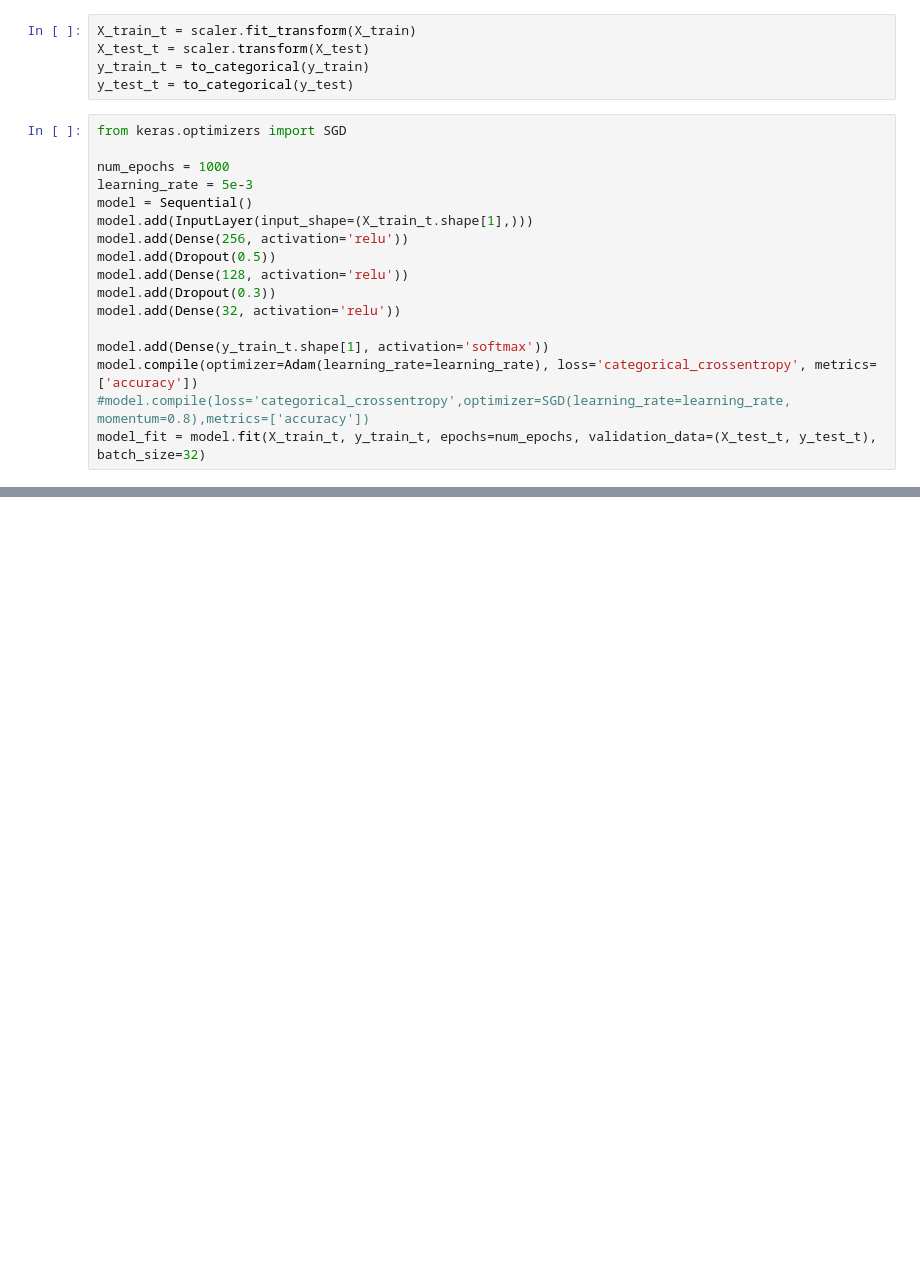
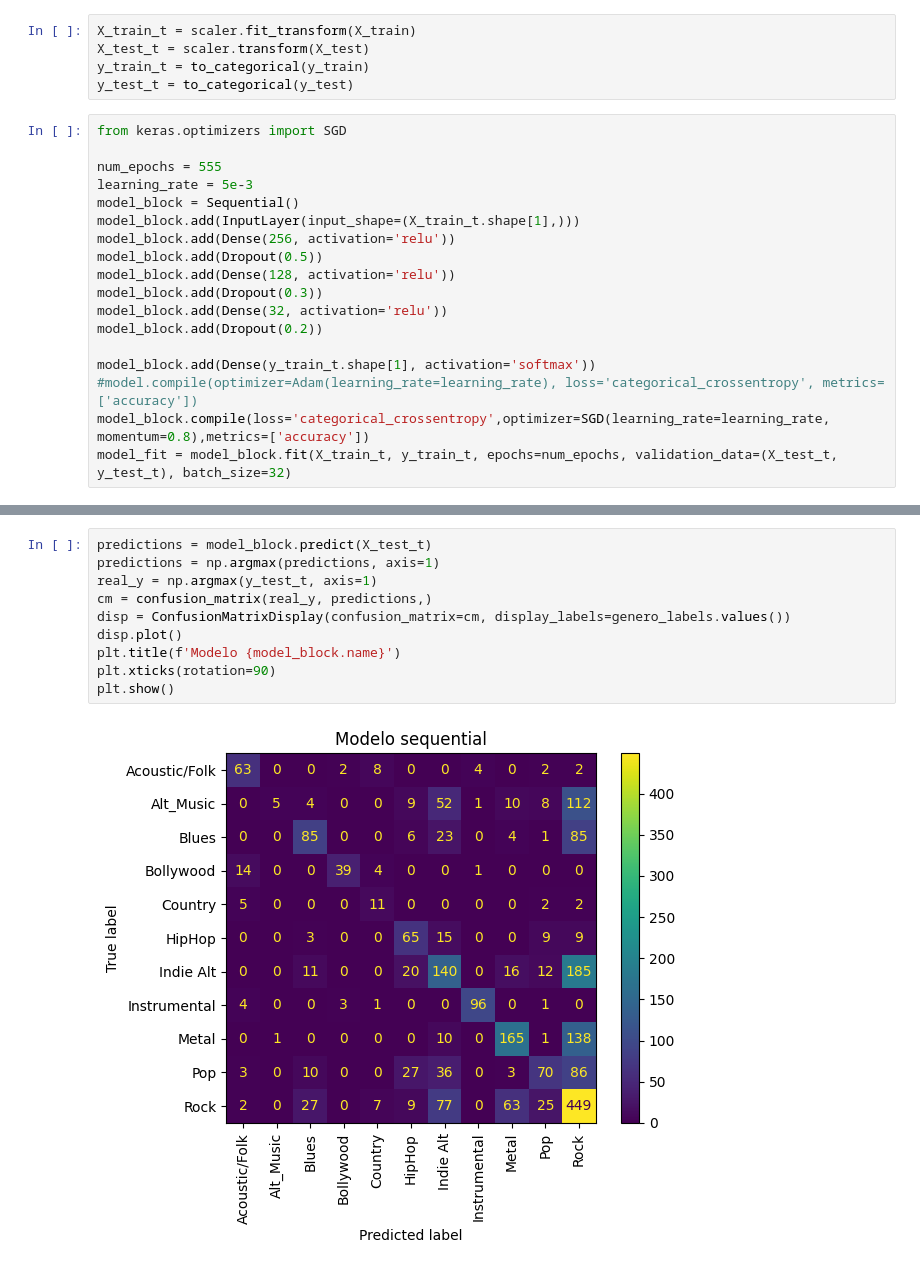
Before and after one commit to gaanno/proyecto-ml, a Jupyter notebook: proyecto.ipynb, the cells around one changed output, grey strips where cells are left out. Cells and saved outputs as stored; diff of their text form; blank space fills up the shorter version.

```diff
--- a/proyecto.ipynb
+++ b/proyecto.ipynb
@@ -182,18 +182,19 @@ y_test_t = to_categorical(y_test)
 # %%
 from keras.optimizers import SGD
 
-num_epochs = 1000
+num_epochs = 555
 learning_rate = 5e-3
-model = Sequential()
-model.add(InputLayer(input_shape=(X_train_t.shape[1],)))
-model.add(Dense(256, activation='relu'))
-model.add(Dropout(0.5))
-model.add(Dense(128, activation='relu'))
-model.add(Dropout(0.3))
-model.add(Dense(32, activation='relu'))
+model_block = Sequential()
+model_block.add(InputLayer(input_shape=(X_train_t.shape[1],)))
+model_block.add(Dense(256, activation='relu'))
+model_block.add(Dropout(0.5))
+model_block.add(Dense(128, activation='relu'))
+model_block.add(Dropout(0.3))
+model_block.add(Dense(32, activation='relu'))
+model_block.add(Dropout(0.2))
 
-model.add(Dense(y_train_t.shape[1], activation='softmax'))
-model.compile(optimizer=Adam(learning_rate=learning_rate), loss='categorical_crossentropy', metrics=['accuracy'])
-#model.compile(loss='categorical_crossentropy',optimizer=SGD(learning_rate=learning_rate, momentum=0.8),metrics=['accuracy'])
-model_fit = model.fit(X_train_t, y_train_t, epochs=num_epochs, validation_data=(X_test_t, y_test_t), batch_size=32)
+model_block.add(Dense(y_train_t.shape[1], activation='softmax'))
+#model.compile(optimizer=Adam(learning_rate=learning_rate), loss='categorical_crossentropy', metrics=['accuracy'])
+model_block.compile(loss='categorical_crossentropy',optimizer=SGD(learning_rate=learning_rate, momentum=0.8),metrics=['accuracy'])
+model_fit = model_block.fit(X_train_t, y_train_t, epochs=num_epochs, validation_data=(X_test_t, y_test_t), batch_size=32)
 # %% [output]
@@ -270,0 +291,12 @@ disp.plot()
+# %%
+predictions = model_block.predict(X_test_t)
+predictions = np.argmax(predictions, axis=1)
+real_y = np.argmax(y_test_t, axis=1)
+cm = confusion_matrix(real_y, predictions,)
+disp = ConfusionMatrixDisplay(confusion_matrix=cm, display_labels=genero_labels.values())
+disp.plot()
+plt.title(f'Modelo {model_block.name}')
+plt.xticks(rotation=90)
+plt.show()
+# %% [output]
+[figure, added]
```
Also changed, not shown: parts of 11 cells of this notebook.
